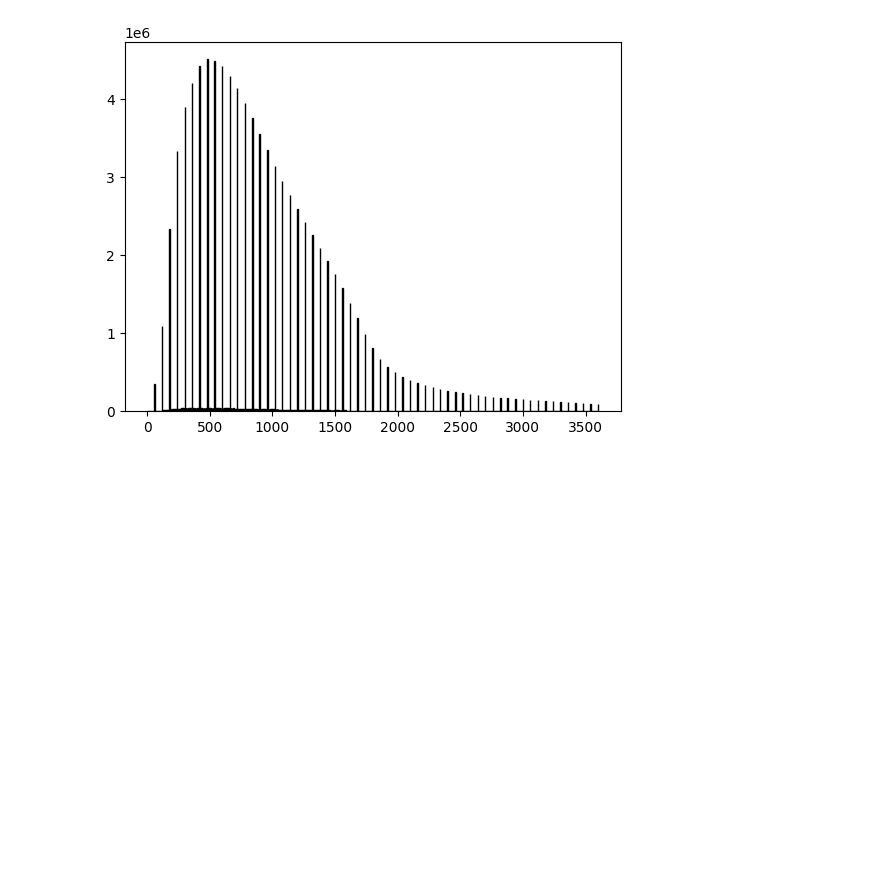
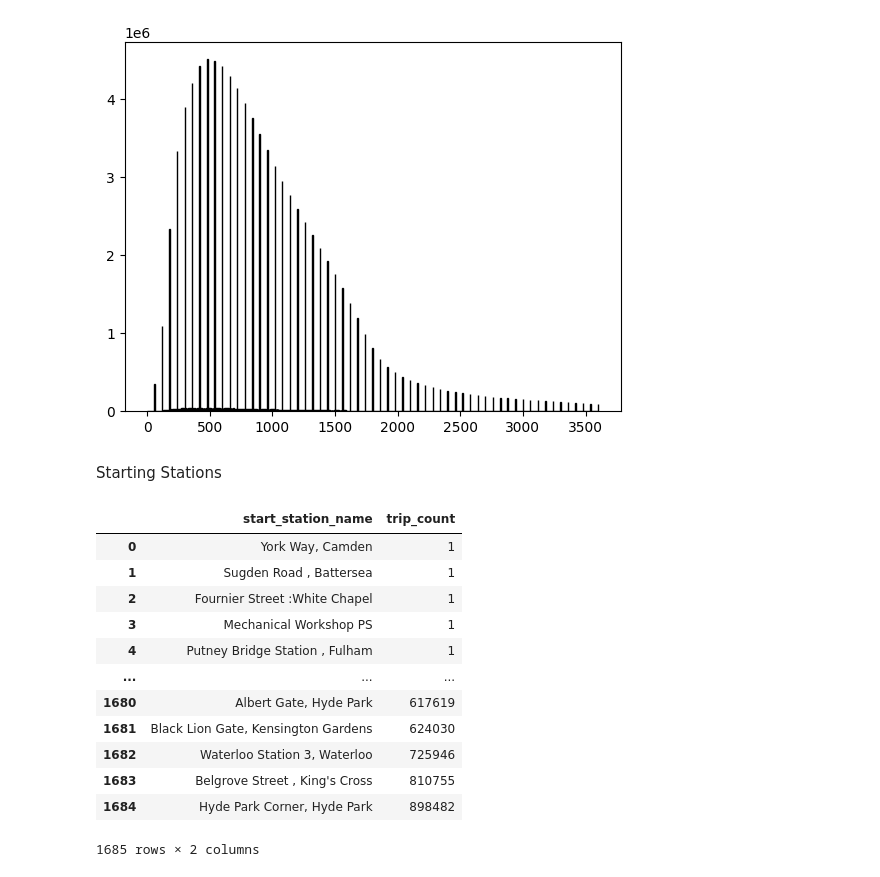
Before and after one commit to evergreen-helix/tfl_santander_cycles, a Jupyter notebook: 2_initial_inspection.ipynb, the cells around one changed output. Saved outputs shown, nothing was run; the diff lists cells and outputs as text; code cells hidden in the pictures; blank space fills up the shorter version.

```diff
--- a/2_initial_inspection.ipynb
+++ b/2_initial_inspection.ipynb
@@ -147,3 +147,5 @@ plt.hist(filtered_dur_1hour, bins=1000, edgecolor="black")
         3.596401e+03, 3.600000e+03], shape=(1001,)),
  <BarContainer object of 1000 artists>)
 [figure]
+# %% [markdown]
+Starting Stations
@@ -149,0 +161,16 @@ plt.hist(filtered_dur_1hour, bins=1000, edgecolor="black")
+# %%
+start_station_counts
+# %% [output]
+|  | start_station_name | trip_count |
+| 0 | York Way, Camden | 1 |
+| 1 | Sugden Road , Battersea | 1 |
+| 2 | Fournier Street :White Chapel | 1 |
+| 3 | Mechanical Workshop PS | 1 |
+| 4 | Putney Bridge Station , Fulham | 1 |
+| ... | ... | ... |
+| 1680 | Albert Gate, Hyde Park | 617619 |
+| 1681 | Black Lion Gate, Kensington Gardens | 624030 |
+| 1682 | Waterloo Station 3, Waterloo | 725946 |
+| 1683 | Belgrove Street , King's Cross | 810755 |
+| 1684 | Hyde Park Corner, Hyde Park | 898482 |
+1685 rows × 2 columns
```
Also changed, not shown: parts of 3 cells of this notebook, 3 other files.
